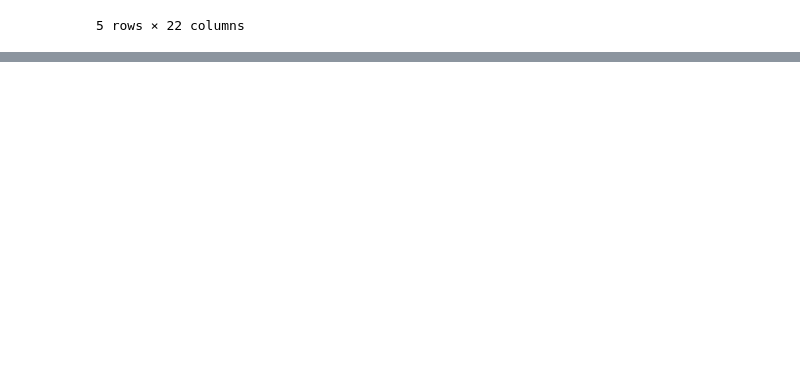
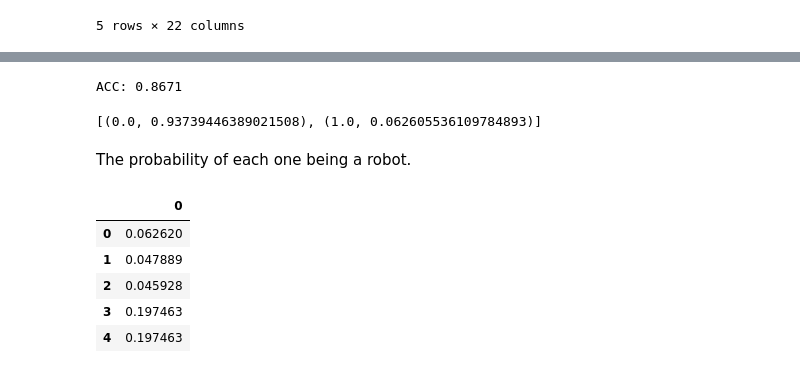
Before and after one commit to caramelslice/GADSFINAL, a Jupyter notebook: GA_Final Project.ipynb, the cells around one changed output, grey strips where cells are left out. Cells and saved outputs as stored; diff of their text form; code cells hidden in the pictures; blank space fills up the shorter version.

```diff
--- a/GA_Final Project.ipynb
+++ b/GA_Final Project.ipynb
@@ -70,0 +32,28 @@ df_train.cat_home_goods         -1.3045      0.008   -169.669      0.000
+# %%
+# select the merchandise type as featulre columns
+
+X = df_train[['cat_auto_parts', 'cat_books_and_music', 'cat_clothing', 'cat_computers', 'cat_furniture', 'cat_home_goods', 'cat_jewelry', 'cat_mobile', 'cat_office_equipment', 'cat_sporting_goods']]
+y = df_train.outcome
+
+from sklearn.cross_validation import train_test_split
+X_train, X_test, y_train, y_test = train_test_split(X, y, random_state=1)
+
+# import class, instantiate estimator, fit with training set
+from sklearn.tree import DecisionTreeClassifier
+treecls = DecisionTreeClassifier(random_state=1)
+treecls.fit(X_train, y_train)
+
+# make predictions
+preds = treecls.predict(X_test)
+
+# print predictions and actual values
+print preds
+print y_test
+
+# print RMSE
+from sklearn import metrics
+import numpy as np
+print np.sqrt(metrics.mean_squared_error(y_test, preds))
+
+pred3 = treecls.predict_proba(X_test)
+zip(treecls.classes_, pred3[0])
@@ -70,0 +155,49 @@ df_train.cat_home_goods         -1.3045      0.008   -169.669      0.000
+# %%
+from sklearn.cross_validation import train_test_split
+from sklearn.ensemble import GradientBoostingClassifier
+
+# generate synthetic data from ESLII - Example 10.2
+
+# fit estimator
+est = GradientBoostingClassifier(n_estimators=200, max_depth=3)
+est_model = est.fit(X_train, y_train)
+
+# predict class labels
+pred = est.predict(X_test)
+
+# score on test data (accuracy)
+acc = est.score(X_test, y_test)
+print('ACC: %.4f' % acc)
+
+# predict class probabilities
+#est.predict_proba(X_test)[0]
+#zip(est_model.classes_, pred[0])
+
+pred2 = est.predict_proba(X_test)
+zip(est_model.classes_, pred2[0])
+# %% [output]
+ACC: 0.8671
+[(0.0, 0.93739446389021508), (1.0, 0.062605536109784893)]
+# %%
+from sklearn.ensemble import RandomForestClassifier
+
+#create and train the random forest
+rf = RandomForestClassifier(n_estimators=100)
+rf.fit(X_train, y_train)
+predicted_probs = rf.predict_proba(X_test)
+predicted_probs = ["%f" % x[1] for x in predicted_probs]
+
+#write to a results CSV file
+test3 = pd.DataFrame(predicted_probs)
+test3.to_csv("test3.csv")
+# %% [markdown]
+The probability of each one being a robot.
+# %%
+test3.head()
+# %% [output]
+|  | 0 |
+| 0 | 0.062620 |
+| 1 | 0.047889 |
+| 2 | 0.045928 |
+| 3 | 0.197463 |
+| 4 | 0.197463 |
```
Also changed, not shown: parts of 13 cells of this notebook.
